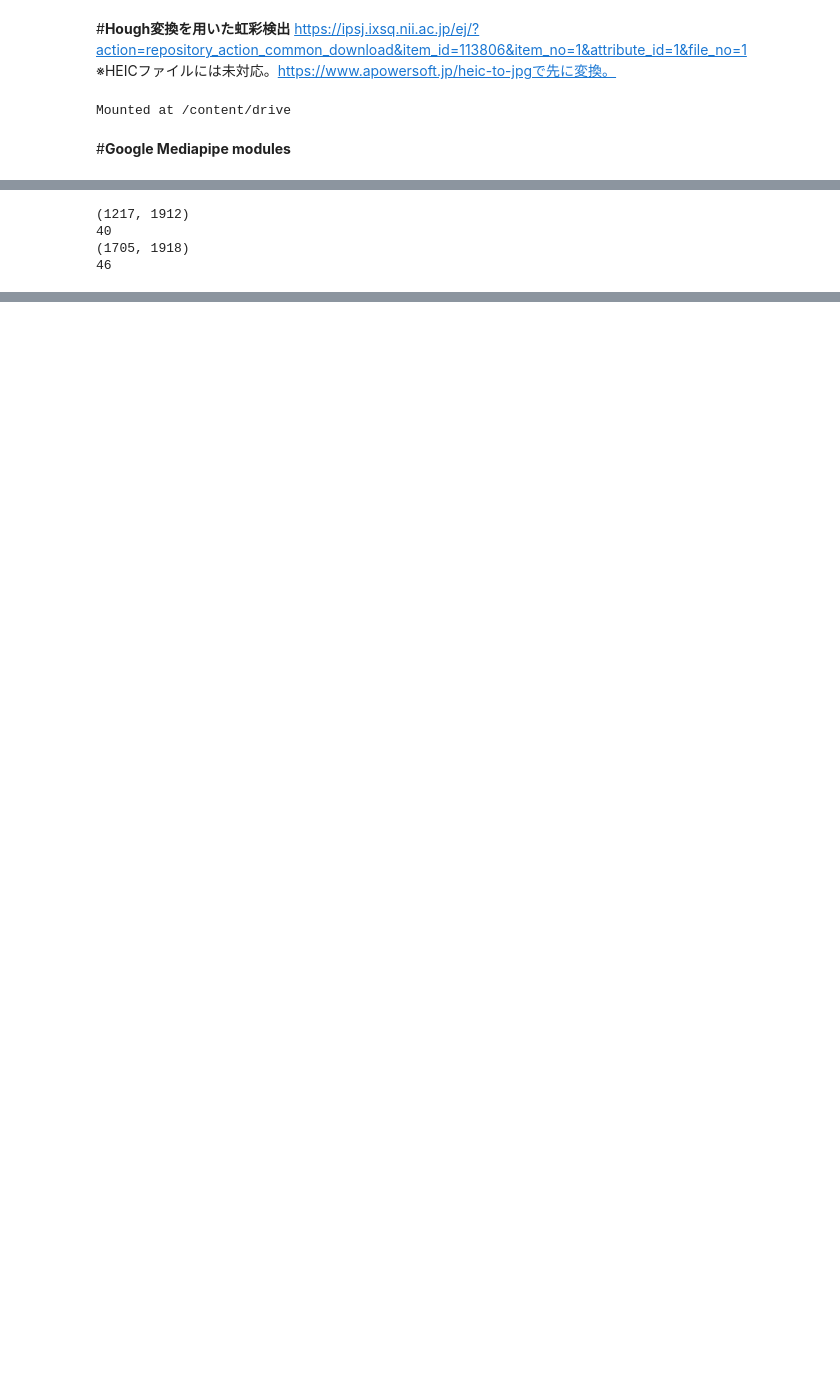
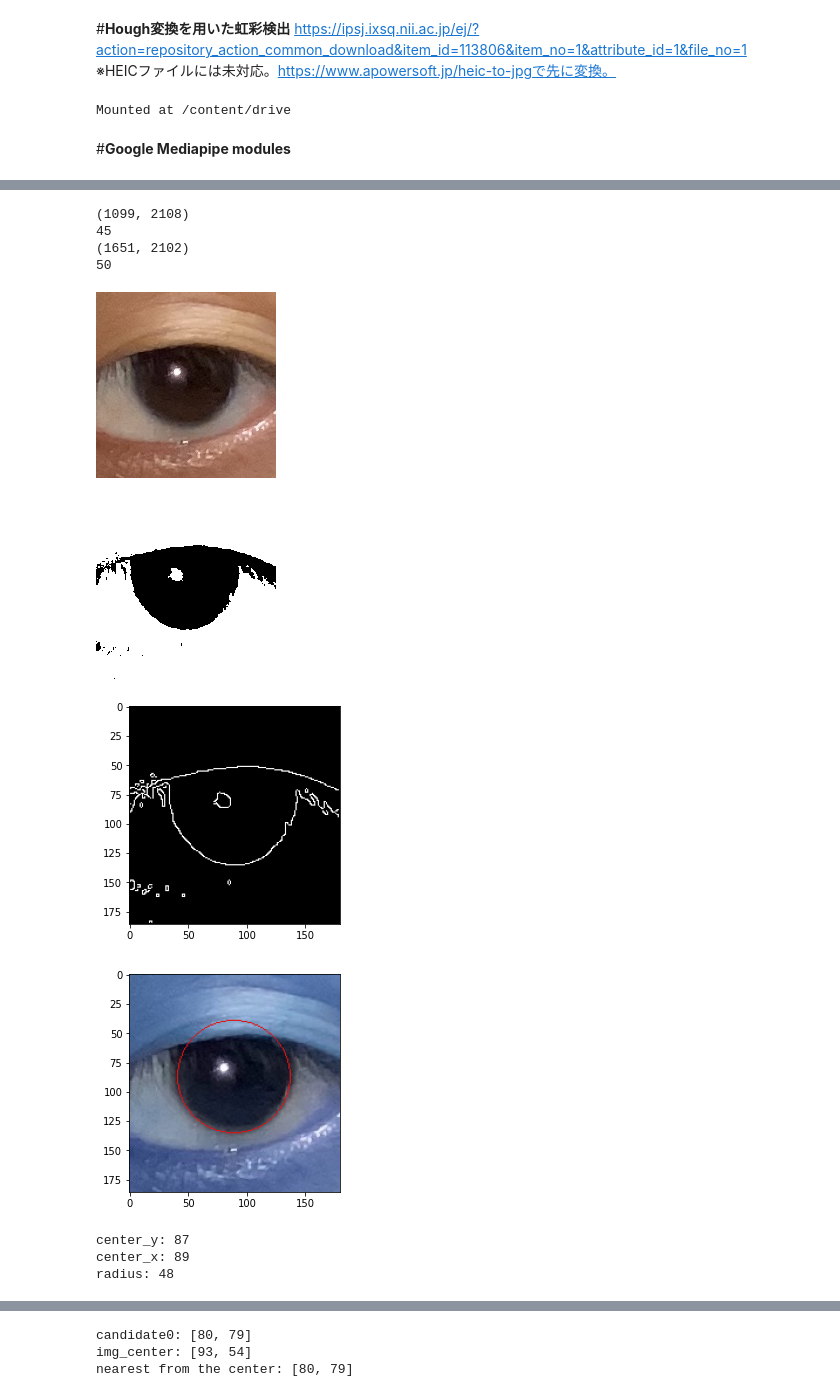
Before and after one commit to ykitaguchi77/Strabismus_AI_project, a Jupyter notebook: Hough_Mediapipe.ipynb, the cells around one changed output, grey strips where cells are left out. Drawn from its saved outputs; the diff is of its cells as text; code cells hidden in the pictures; blank space fills up the shorter version.

```diff
--- a/Hough_Mediapipe.ipynb
+++ b/Hough_Mediapipe.ipynb
@@ -375,4 +547,4 @@ Successfully installed mediapipe-0.8.7.1
 # %%
 os.chdir("/content/drive/MyDrive/Deep_learning/Face_Images")
-os.listdir()
-img_path = os.listdir()[8]
+print(os.listdir())
+img_path = os.listdir()[10]
@@ -406,34 +580,44 @@ for face_result in face_results:
     left_eye, right_eye = face_mesh.calc_around_eye_bbox(face_result)
 
     # 虹彩検出
     left_iris, right_iris = detect_iris(image, iris_detector, left_eye,
                                         right_eye)
 
     # 虹彩の外接円を計算
     left_center, left_radius = calc_min_enc_losingCircle(left_iris)
     right_center, right_radius = calc_min_enc_losingCircle(right_iris)
 
     # デバッグ描画
     debug_image = copy.deepcopy(image)
     debug_image = draw_debug_image(
         debug_image,
         left_iris,
         right_iris,
         left_center,
         left_radius,
         right_center,
         right_radius,
     )
 
 print(left_center)
 print(left_radius)
 print(right_center)
 print(right_radius)
 
 #cv2_imshow(debug_image)
 #cv.destroyAllWindows()
+
+
+hough_segmentation(right_center, right_radius, image)
 # %% [output]
-(1217, 1912)
-40
-(1705, 1918)
-46
+(1099, 2108)
+45
+(1651, 2102)
+50
+[figure, added]
+[figure, added]
+[figure, added]
+[figure, added]
+center_y: 87
+center_x: 89
+radius: 48
@@ -439,0 +626,3 @@ print(right_radius)
+candidate0: [80, 79]
+img_center: [93, 54]
+nearest from the center: [80, 79]
```
Also changed, not shown: parts of 9 cells of this notebook.
